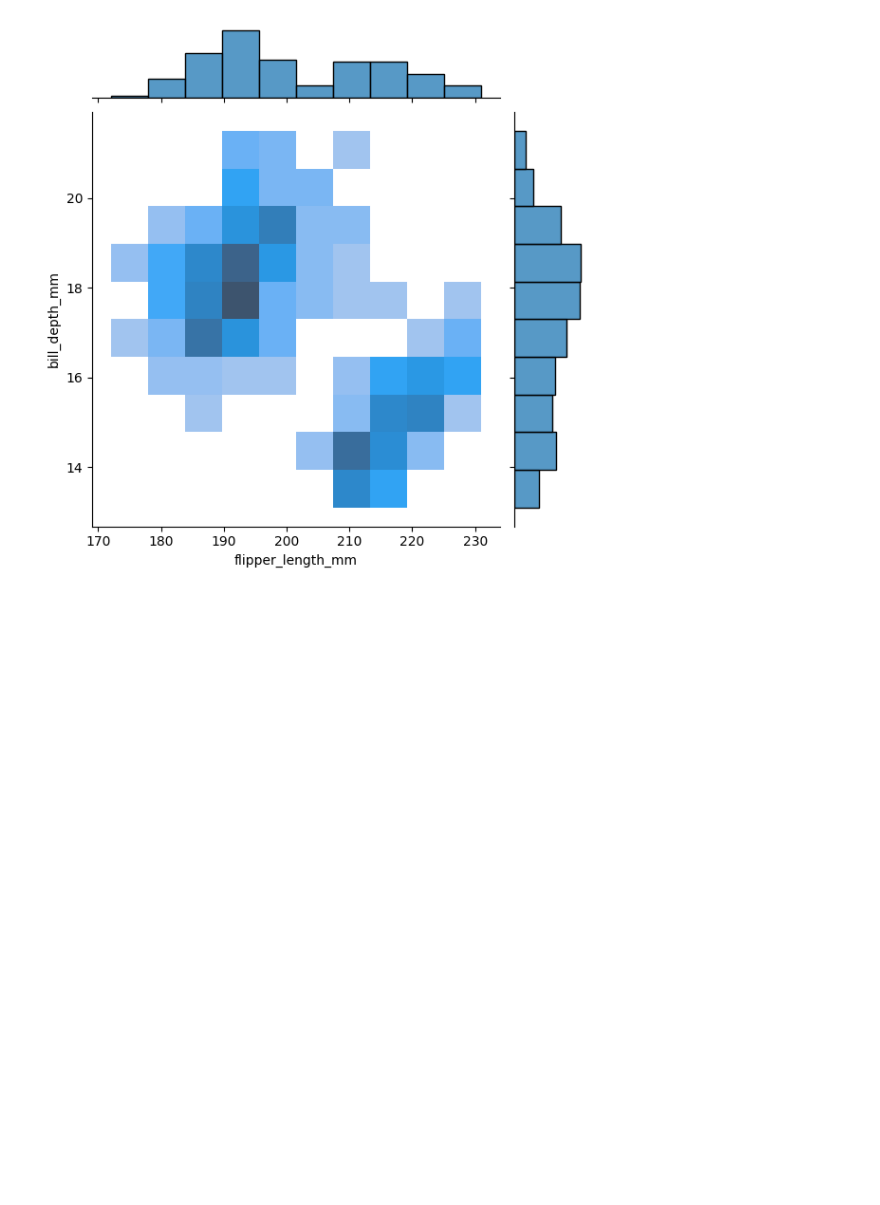
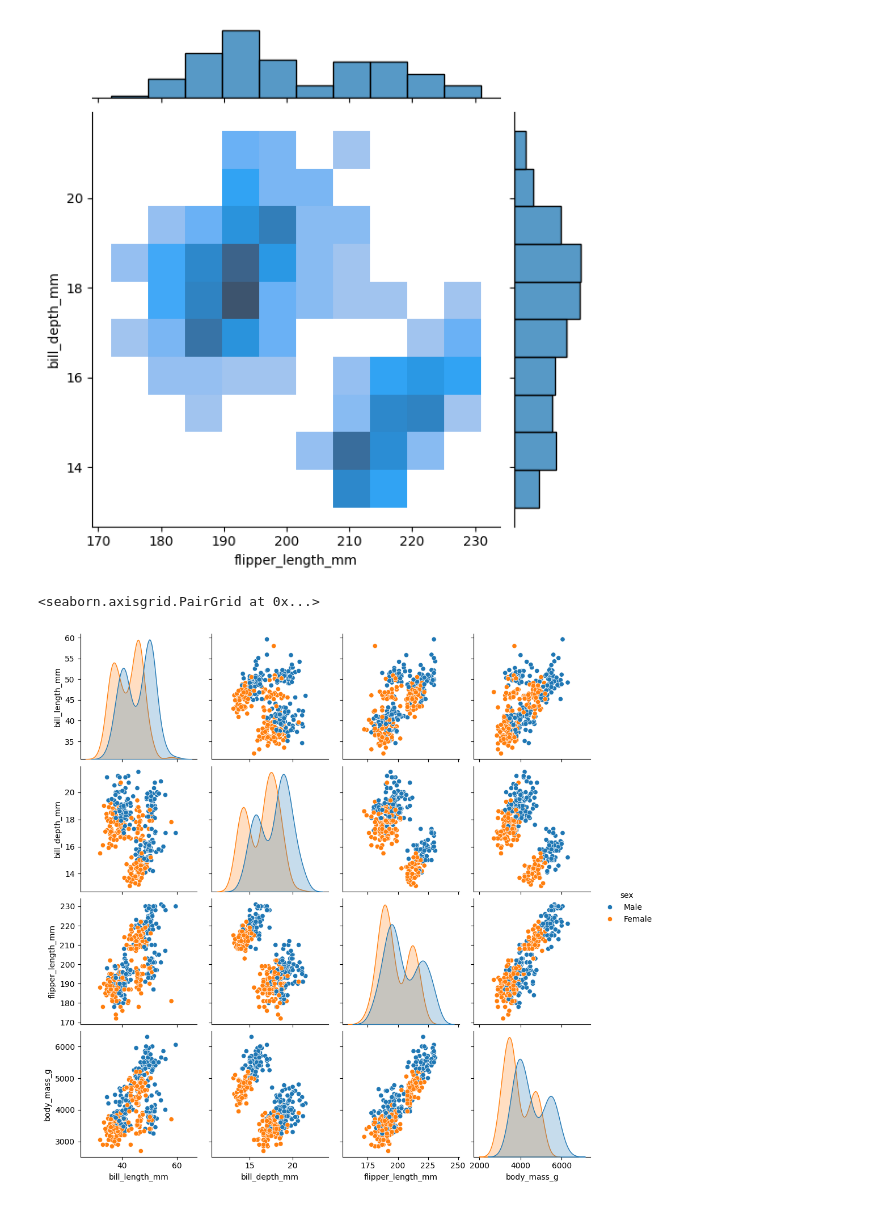
Before and after one commit to naxalatex/matplotlib, a Jupyter notebook: seaborn1.ipynb, the cells around one changed output. Cells and saved outputs as stored; diff of their text form; code cells hidden in the pictures; blank space fills up the shorter version.

```diff
--- a/seaborn1.ipynb
+++ b/seaborn1.ipynb
@@ -125,3 +125,8 @@ sns.jointplot(x = 'flipper_length_mm',y= 'bill_depth_mm', data= ia_df, kind='his
 # %% [output]
 <seaborn.axisgrid.JointGrid at 0x...>
 [figure]
+# %%
+sns.pairplot(ia_df,hue='sex',diag_kind='kde')
+# %% [output]
+<seaborn.axisgrid.PairGrid at 0x...>
+[figure, added]
```
Also changed, not shown: parts of 14 cells of this notebook.
